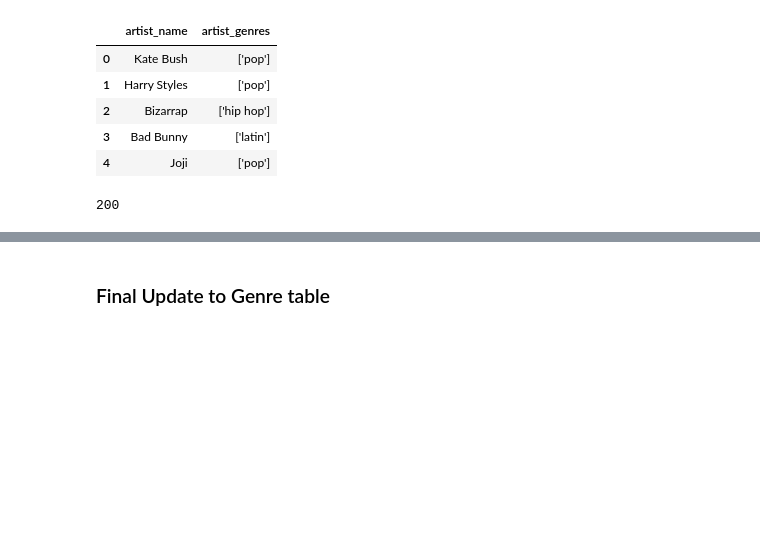
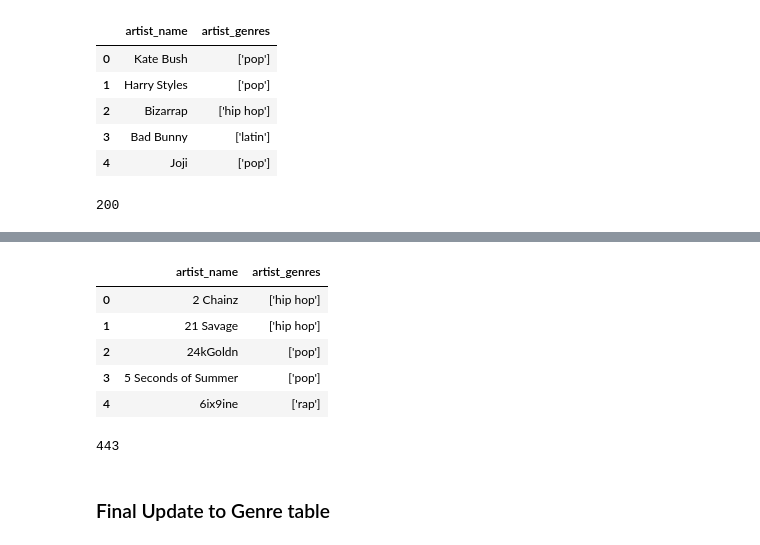
Before and after one commit to Azykan/Final-Project, a Jupyter notebook: source_code.ipynb, the cells around one changed output, grey strips where cells are left out. Cells and saved outputs as stored; diff of their text form; code cells hidden in the pictures; blank space fills up the shorter version.

```diff
--- a/source_code.ipynb
+++ b/source_code.ipynb
@@ -300,0 +437,13 @@ artist_df.to_sql('artist_genres', con = engine, schema="public", if_exists="repl
+# %%
+artist_file = 'C:\\Users\\Blaine\\Documents\\College\\Bootcamp\\20) Final-Project\\Resources\\cleaned_artist_genres_full.csv'
+artist_metadata = pd.read_csv(artist_file, low_memory=False)
+# %%
+artist_df = pd.DataFrame(artist_metadata)
+artist_df.head()
+# %% [output]
+|  | artist_name | artist_genres |
+| 0 | 2 Chainz | ['hip hop'] |
+| 1 | 21 Savage | ['hip hop'] |
+| 2 | 24kGoldn | ['pop'] |
+| 3 | 5 Seconds of Summer | ['pop'] |
+| 4 | 6ix9ine | ['rap'] |
@@ -301,3 +455,8 @@ artist_df.to_sql('artist_genres', con = engine, schema="public", if_exists="repl
+# %%
+# This cell is working
+artist_df.to_sql('artist_genres', con = engine, schema="public", if_exists="replace", index=False)
+# %% [output]
+443
 # %% [markdown]
 ### Final Update to Genre table
 # %%
```
Also changed, not shown: parts of 15 cells of this notebook, 5 other files.
